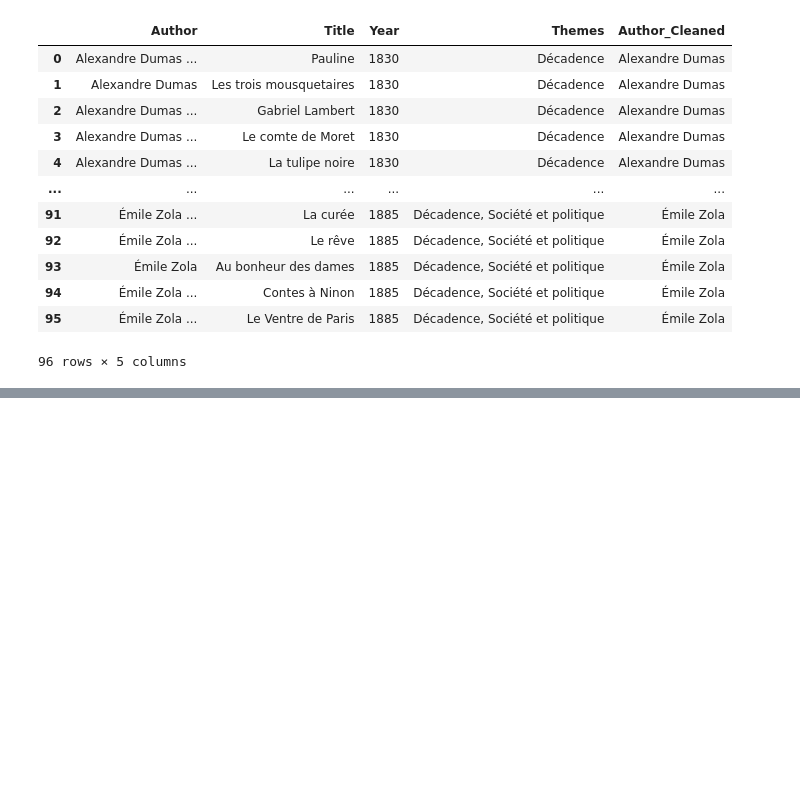
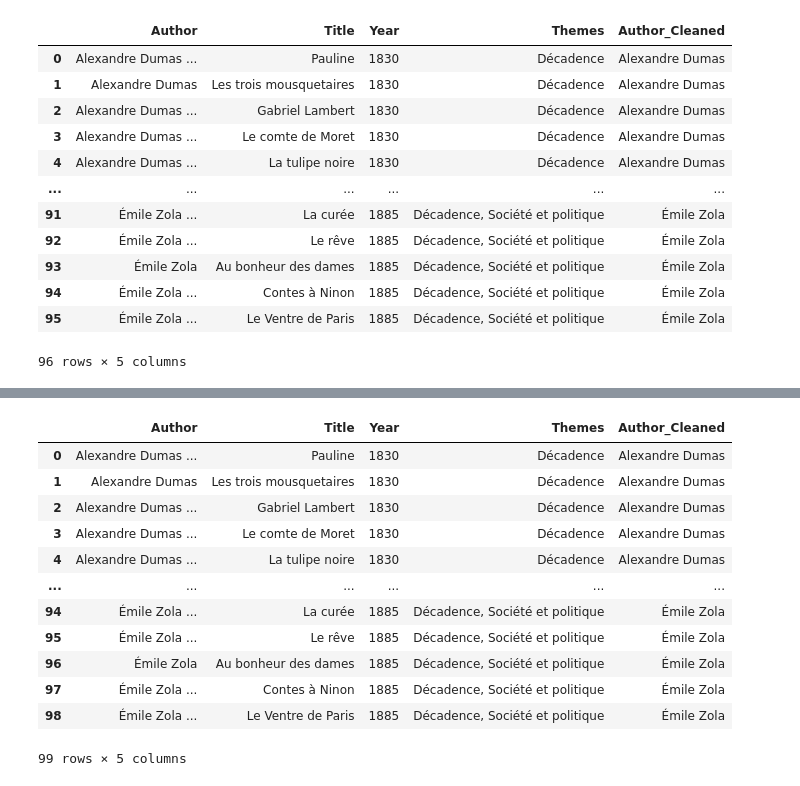
Before and after one commit to lucas-cumunel/libroguessr, a Jupyter notebook: API_Df.ipynb, the cells around one changed output, grey strips where cells are left out. Cells and saved outputs as stored; diff of their text form; code cells hidden in the pictures; blank space fills up the shorter version.

Commit message:
Mise en cohérence du cleanage du df mais nettoyer le code

```diff
--- a/API_Df.ipynb
+++ b/API_Df.ipynb
@@ -1383,0 +1469,17 @@ df_books_merged
+# %%
+df_books = pd.read_csv('liste_finale_cohérence_code')
+df_books
+# %% [output]
+|  | Author | Title | Year | Themes | Author_Cleaned |
+| 0 | Alexandre Dumas ... | Pauline | 1830 | Décadence | Alexandre Dumas |
+| 1 | Alexandre Dumas | Les trois mousquetaires | 1830 | Décadence | Alexandre Dumas |
+| 2 | Alexandre Dumas ... | Gabriel Lambert | 1830 | Décadence | Alexandre Dumas |
+| 3 | Alexandre Dumas ... | Le comte de Moret | 1830 | Décadence | Alexandre Dumas |
+| 4 | Alexandre Dumas ... | La tulipe noire | 1830 | Décadence | Alexandre Dumas |
+| ... | ... | ... | ... | ... | ... |
+| 94 | Émile Zola ... | La curée | 1885 | Décadence, Société et politique | Émile Zola |
+| 95 | Émile Zola ... | Le rêve | 1885 | Décadence, Société et politique | Émile Zola |
+| 96 | Émile Zola | Au bonheur des dames | 1885 | Décadence, Société et politique | Émile Zola |
+| 97 | Émile Zola ... | Contes à Ninon | 1885 | Décadence, Société et politique | Émile Zola |
+| 98 | Émile Zola ... | Le Ventre de Paris | 1885 | Décadence, Société et politique | Émile Zola |
+99 rows × 5 columns
```
Also changed, not shown: parts of 6 cells of this notebook, 1 other file.
